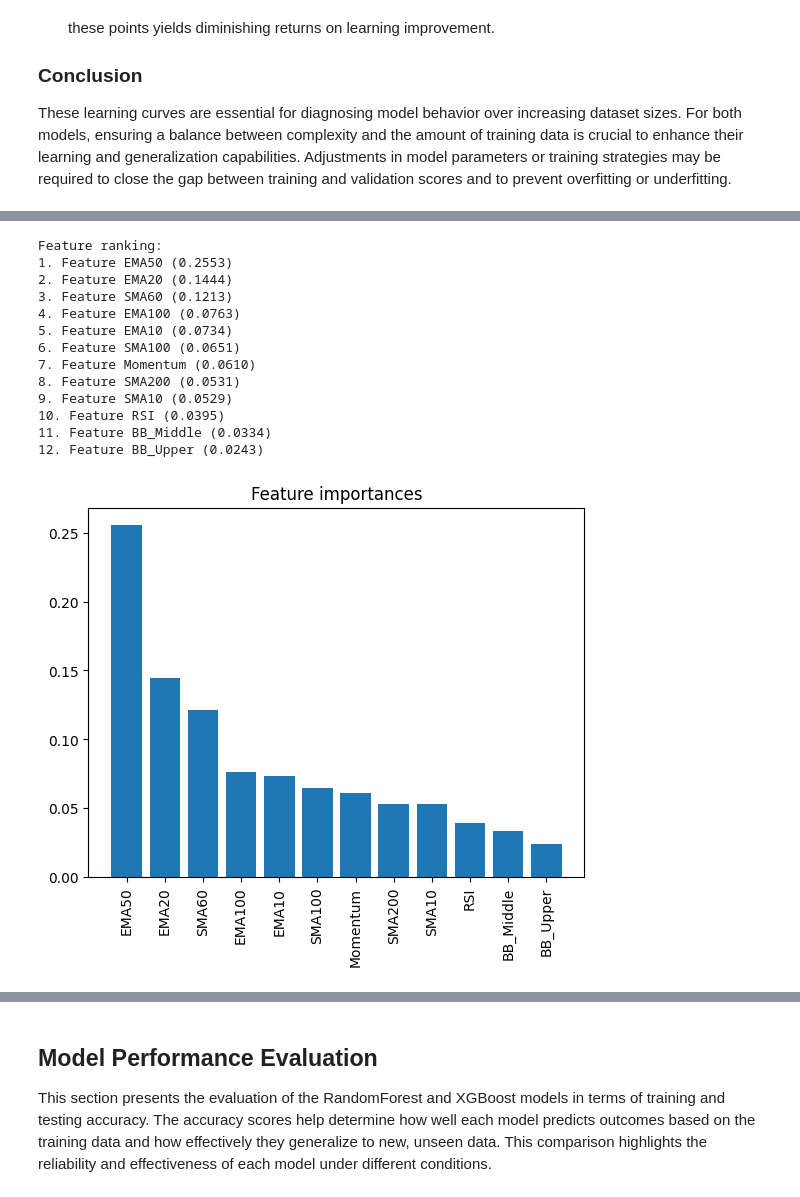
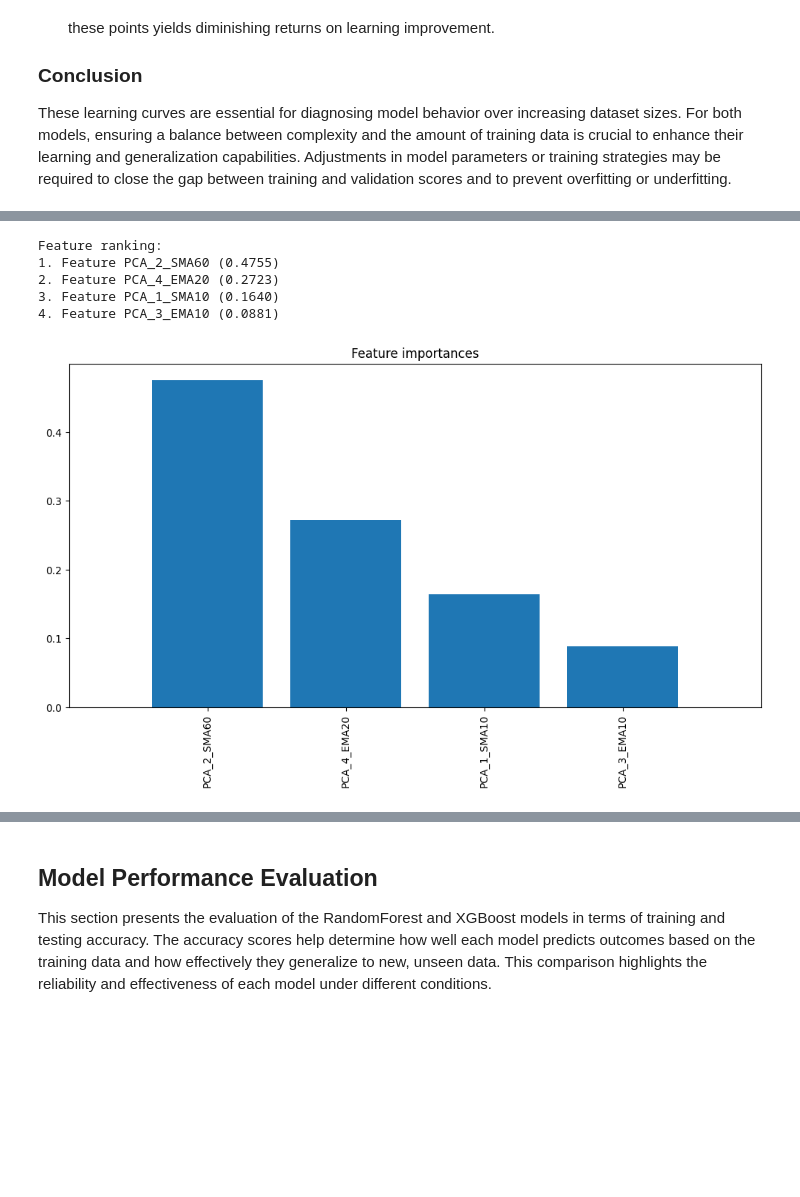
Before and after one commit to astronaut505/tradingtroll, a Jupyter notebook: buyorbye.ipynb, the cells around one changed output, grey strips where cells are left out. Cells and saved outputs as stored; diff of their text form; code cells hidden in the pictures; blank space fills up the shorter version.

```diff
--- a/buyorbye.ipynb
+++ b/buyorbye.ipynb
@@ -410,14 +577,15 @@ from sklearn.model_selection import GridSearchCV
 
 # Define the parameter grid with regularization
 param_grid_xgb = {
-    'n_estimators': [50, 100, 150],
-    'max_depth': [3, 4, 5],
-    'learning_rate': [0.01, 0.1, 0.2],
-    'subsample': [0.8, 0.9],
-    'colsample_bytree': [0.8, 0.9],
-    'reg_alpha': [0, 0.01, 0.1],  # L1 regularization term on weights
-    'reg_lambda': [1, 1.5, 2]  # L2 regularization term on weights
+    'n_estimators': [50, 100],
+    'max_depth': [2, 3, 4],
+    'learning_rate': [0.01, 0.05],
+    'subsample': [0.8],
+    'colsample_bytree': [0.8],
+    'reg_alpha': [0.1, 0.5],
+    'reg_lambda': [2, 3]
 }
+
 
 # Initialize XGBClassifier
 xgb_model = XGBClassifier(eval_metric='logloss')
@@ -829,34 +1051,40 @@ Understanding which features most significantly influence the predictions of a R
 # %%
-importances = best_rf_model.feature_importances_
+import pandas as pd
+import numpy as np
+import matplotlib.pyplot as plt
+from sklearn.ensemble import RandomForestClassifier
+
+# Assuming X_train is the training data and y_train are the target labels
+# Original feature names list (example)
+original_feature_names = ['SMA10', 'SMA60', 'EMA10', 'EMA20', 'EMA50', 'Momentum', 'RSI', 'BB_Middle', 'BB_Upper', 'BB_Lower', 'MACD', 'MACD_Signal', 'ADX', 'Stochastic', 'ATR', 'Lag_1', 'Lag_2', 'Lag_3', 'Lag_4', 'Lag_5']
+
+# Creating DataFrame with PCA components and original names
+X = pd.DataFrame(X_train, columns=[f'PCA_{i+1}_{original_feature_names[i]}' for i in range(X_train.shape[1])])
+
+# Train the RandomForest model
+rf_model = RandomForestClassifier()
+rf_model.fit(X_train, y_train)
+importances = rf_model.feature_importances_
+
+# Sort and plot feature importances
 indices = np.argsort(importances)[::-1]
-
-# Get feature names
-feature_names = X.columns
 
 # Print feature ranking
 print("Feature ranking:")
-for f in range(X_train.shape[1]):
-    print(f"{f + 1}. Feature {feature_names[indices[f]]} ({importances[indices[f]]:.4f})")
+for f in range(X.shape[1]):
+    print(f"{f + 1}. Feature {X.columns[indices[f]]} ({importances[indices[f]]:.4f})")
 
 # Plot the feature importances
-plt.figure()
+plt.figure(figsize=(12, 6))
 plt.title("Feature importances")
-plt.bar(range(X_train.shape[1]), importances[indices], align="center")
-plt.xticks(range(X_train.shape[1]), feature_names[indices], rotation=90)
-plt.xlim([-1, X_train.shape[1]])
+plt.bar(range(X.shape[1]), importances[indices], align="center")
+plt.xticks(range(X.shape[1]), X.columns[indices], rotation=90)
+plt.xlim([-1, X.shape[1]])
 plt.show()
 # %% [output]
 Feature ranking:
-1. Feature EMA50 (0.2553)
-2. Feature EMA20 (0.1444)
-3. Feature SMA60 (0.1213)
-4. Feature EMA100 (0.0763)
-5. Feature EMA10 (0.0734)
-6. Feature SMA100 (0.0651)
-7. Feature Momentum (0.0610)
-8. Feature SMA200 (0.0531)
-9. Feature SMA10 (0.0529)
-10. Feature RSI (0.0395)
-11. Feature BB_Middle (0.0334)
-12. Feature BB_Upper (0.0243)
+1. Feature PCA_2_SMA60 (0.4755)
+2. Feature PCA_4_EMA20 (0.2723)
+3. Feature PCA_1_SMA10 (0.1640)
+4. Feature PCA_3_EMA10 (0.0881)
-[figure, old version]
+[figure, new version]
```
Also changed, not shown: parts of 32 cells of this notebook.
